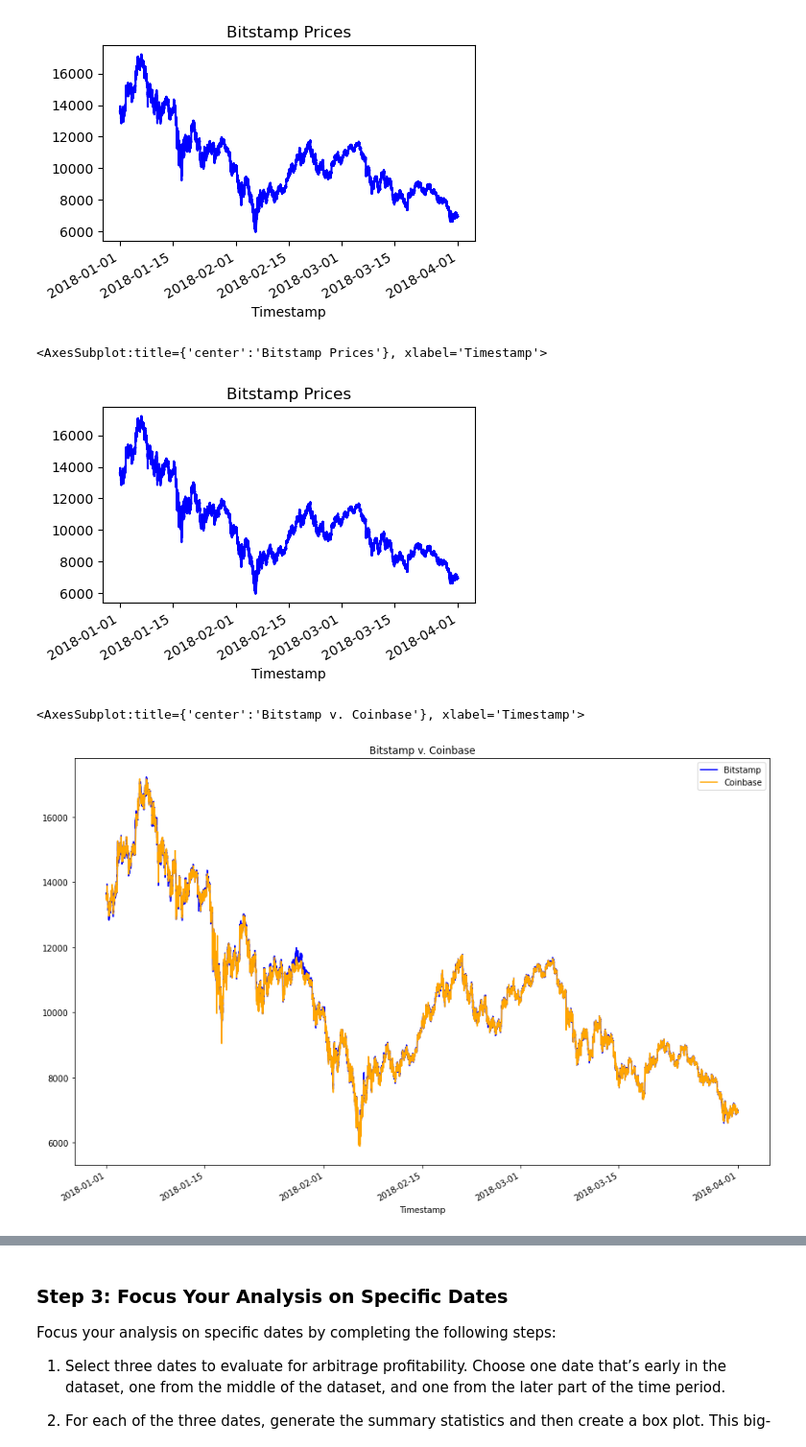
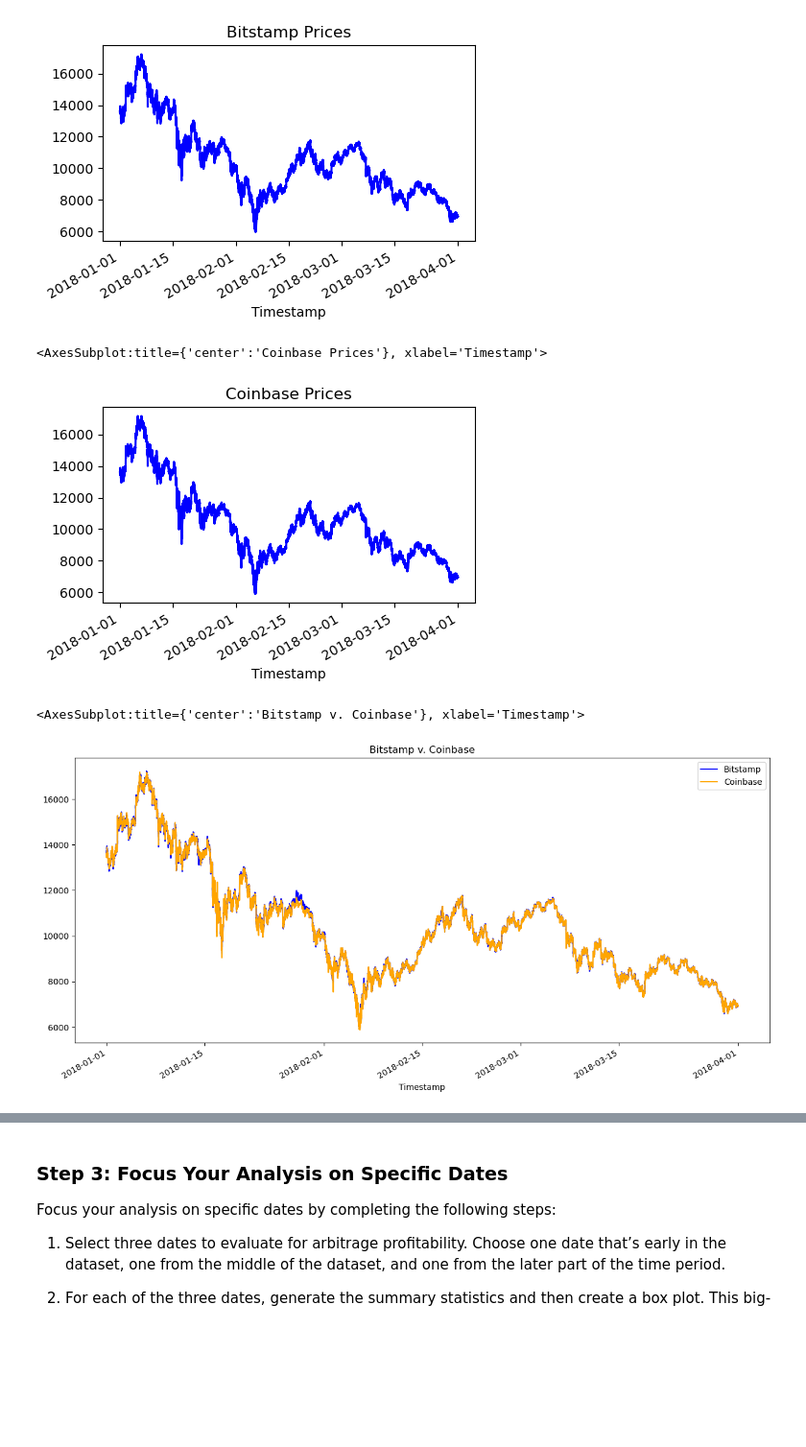
Before and after one commit to AndrewRBader/challenge-3, a Jupyter notebook: Starter_Code/crypto_arbitrage.ipynb, the cells around one changed output, grey strips where cells are left out. Shown: that part at 96% size. Cells and saved outputs as stored; diff of their text form; code cells hidden in the pictures; blank space fills up the shorter version.

```diff
--- a/Starter_Code/crypto_arbitrage.ipynb
+++ b/Starter_Code/crypto_arbitrage.ipynb
@@ -73,7 +73,7 @@ bitstamp.head()
 # using read_csv function to grab data from coinbase.csv
 coinbase = pd.read_csv(
     # using Path function to enable acces to coinbase.csv
-    Path('Resources/bitstamp.csv'),
+    Path('Resources/coinbase.csv'),
     # setting index column to "Date"
     index_col="Timestamp",
     # setting parse_dates and infer_datetime_format parameters
@@ -340,16 +340,22 @@ bitstamp_sliced.plot(figsize=(5, 3), title="Bitstamp Prices", color="blue")
 # Be sure that the figure size, title, and color are tailored to each visualization
 # YOUR CODE HERE
 
-# plotted coinbase timeseries with .plot() pandas function
+# plotted coinbase timeseries with .plot() pandas function. Specified the title, color, and figure size as directed
 coinbase_sliced.plot(figsize=(5, 3), title="Coinbase Prices", color="blue")
 # %% [output]
-<AxesSubplot:title={'center':'Bitstamp Prices'}, xlabel='Timestamp'>
+<AxesSubplot:title={'center':'Coinbase Prices'}, xlabel='Timestamp'>
-[figure, old version]
+[figure, new version]
 # %%
 # Overlay the visualizations for the bitstamp and coinbase DataFrames in one plot
 # The plot should visualize the prices over the full lenth of the dataset
 # Be sure to include the parameters: legend, figure size, title, and color and label
 # YOUR CODE HERE
+
+# bitstamp timeseries data plotted, specified the title and the blue label for bitstamp
+# used original dataframes of bitstamp and coinbase to select for "close" series
+bitstamp['Close'].plot(legend=True, figsize=(15, 7), title="Bitstamp v. Coinbase", color="blue", label="Bitstamp")
+# coinbase timeseries data plotted. Specified legend label and color
+coinbase['Close'].plot(legend=True, figsize=(15, 7), color="orange", label="Coinbase")
 # %% [output]
 <AxesSubplot:title={'center':'Bitstamp v. Coinbase'}, xlabel='Timestamp'>
-[figure, old version]
+[figure, new version]
```
Also changed, not shown: parts of 29 cells of this notebook.
